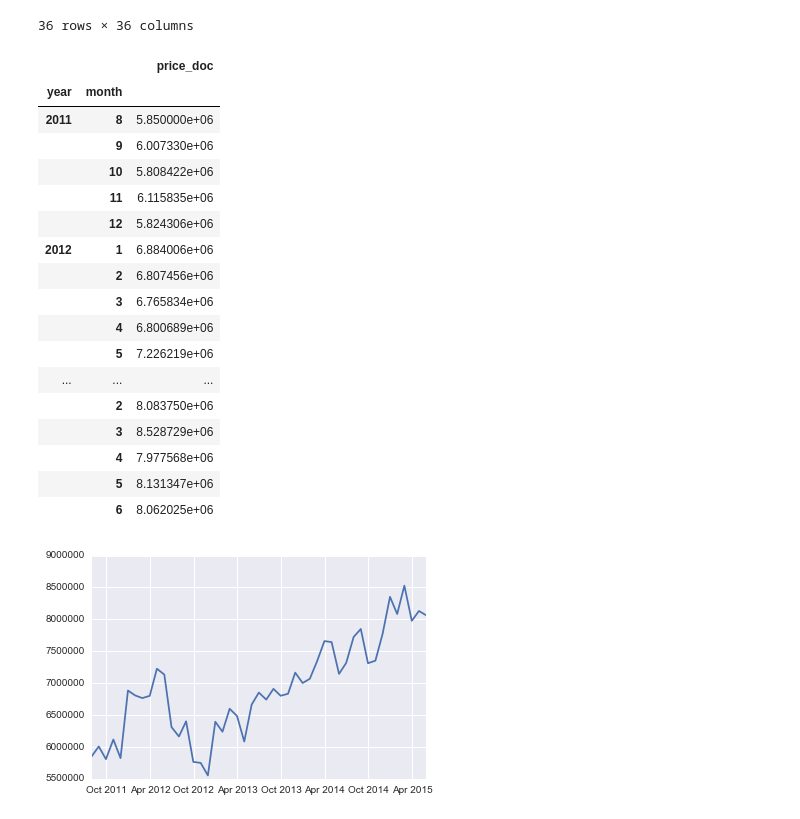
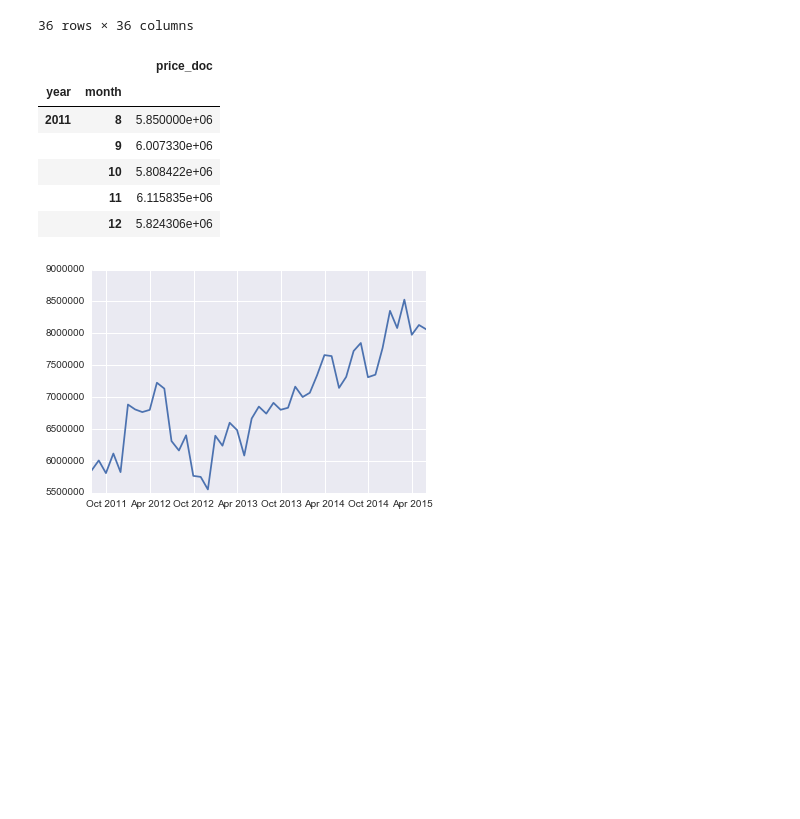
Before and after one commit to nycdatasci/bootcamp009_project, a Jupyter notebook: Project3-MachineLearning/jackenyeart_rachelkogan_clairevignonkeser/macro.ipynb, the cells around one changed output. Cells and saved outputs as stored; diff of their text form; code cells hidden in the pictures; blank space fills up the shorter version.

```diff
--- a/Project3-MachineLearning/jackenyeart_rachelkogan_clairevignonkeser/macro.ipynb
+++ b/Project3-MachineLearning/jackenyeart_rachelkogan_clairevignonkeser/macro.ipynb
@@ -61,26 +68,15 @@ train['date'] = train.apply(lambda x: datetime.date(x['year'], x['month'], x['da
 train_price = train[['price_doc', 'year', 'month', 'date']]
 # %%
 train_price_by_month = train_price.groupby(['year', 'month']).agg('mean')
-train_price_by_month
+train_price_by_month.head()
 # %% [output]
 |  |  | price_doc |
 | year | month |  |
 | 2011 | 8 | 5.850000e+06 |
 |  | 9 | 6.007330e+06 |
 |  | 10 | 5.808422e+06 |
 |  | 11 | 6.115835e+06 |
 |  | 12 | 5.824306e+06 |
-| 2012 | 1 | 6.884006e+06 |
-|  | 2 | 6.807456e+06 |
-|  | 3 | 6.765834e+06 |
-|  | 4 | 6.800689e+06 |
-|  | 5 | 7.226219e+06 |
-| ... | ... | ... |
-|  | 2 | 8.083750e+06 |
-|  | 3 | 8.528729e+06 |
-|  | 4 | 7.977568e+06 |
-|  | 5 | 8.131347e+06 |
-|  | 6 | 8.062025e+06 |
 # %%
 x = [datetime.date(2011, 8, 1) + datetime.timedelta(x*365/12) for x in range(47)]
 
```
Also changed, not shown: parts of 16 cells of this notebook, 1 other file.
